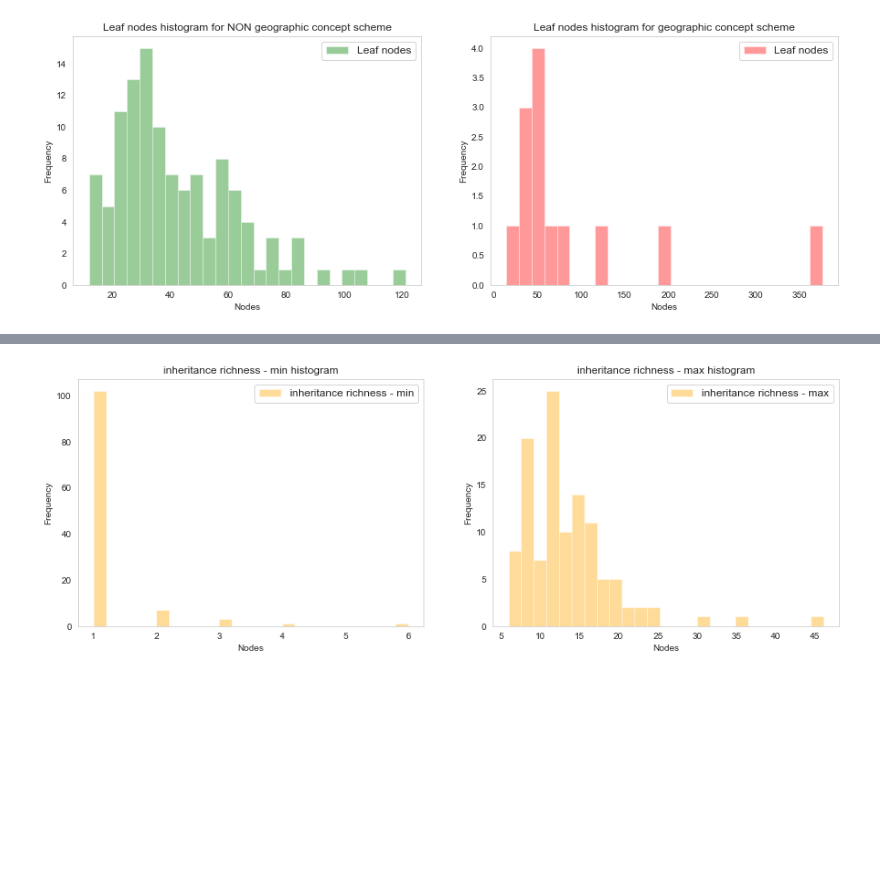
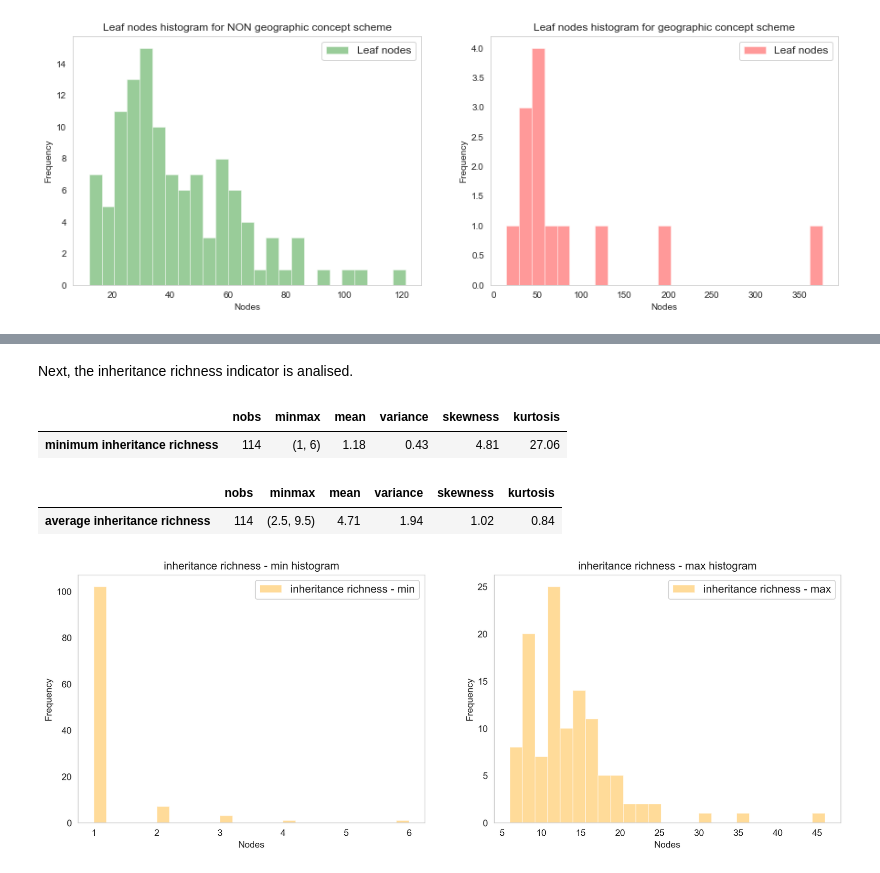
Before and after one commit to meaningfy-ws/taxonomy-metrics, a Jupyter notebook: eurovoc_analisys_topology.ipynb, the cells around one changed output, grey strips where cells are left out. Drawn from its saved outputs; the diff is of its cells as text; code cells hidden in the pictures; blank space fills up the shorter version.

```diff
--- a/eurovoc_analisys_topology.ipynb
+++ b/eurovoc_analisys_topology.ipynb
@@ -17,7 +17,7 @@ from comparative_measures import *
 from notebook_draw import *
 
 plt.rcParams['figure.figsize'] = [7, 5]
-plt.rcParams['figure.dpi'] = 90
+plt.rcParams['figure.dpi'] = 300
 pd.options.display.float_format = '{:,.2f}'.format
 sns.set_style("whitegrid", {'axes.grid' : False})
 
@@ -193,20 +215,30 @@ Next, the inheritance richness indicator is analised.
+# %% [markdown]
+Next, the inheritance richness indicator is analised.
 # %%
 # "inheritance richness - min"
 # "inheritance richness - max"
 # "inheritance richness - mean"
 # "inheritance richness - variance"
 # "inverse inheritance richness - mean"
 
 left_plot()
 draw_hist(h_stats_non_geo["inheritance richness - min"],label="inheritance richness - min", x_label="Nodes", color="orange")
 right_plot()
 draw_hist(h_stats_non_geo["inheritance richness - max"],label="inheritance richness - max", x_label="Nodes", color="orange")
 left_plot()
 draw_hist(h_stats_non_geo["inheritance richness - mean"],label="inheritance richness - mean", x_label="Nodes", color="orange")
 right_plot()
+draw_hist(h_stats_non_geo["inheritance richness - variance"],label="inheritance richness - variance", x_label="Nodes", color="orange")
 
-draw_hist(h_stats_non_geo["inheritance richness - variance"],label="inheritance richness - variance", x_label="Nodes", color="orange")
+dsp( describe([h_stats_non_geo["inheritance richness - min"],],
+              ["minimum inheritance richness"]))
+dsp( describe([h_stats_non_geo["inheritance richness - mean"],],
+              ["average inheritance richness"]))
 # %% [output]
+|  | nobs | minmax | mean | variance | skewness | kurtosis |
+| minimum inheritance richness | 114 | (1, 6) | 1.18 | 0.43 | 4.81 | 27.06 |
+|  | nobs | minmax | mean | variance | skewness | kurtosis |
+| average inheritance richness | 114 | (2.5, 9.5) | 4.71 | 1.94 | 1.02 | 0.84 |
 [figure]
 [figure]
 # %% [markdown]
```
Also changed, not shown: parts of 5 cells of this notebook.
